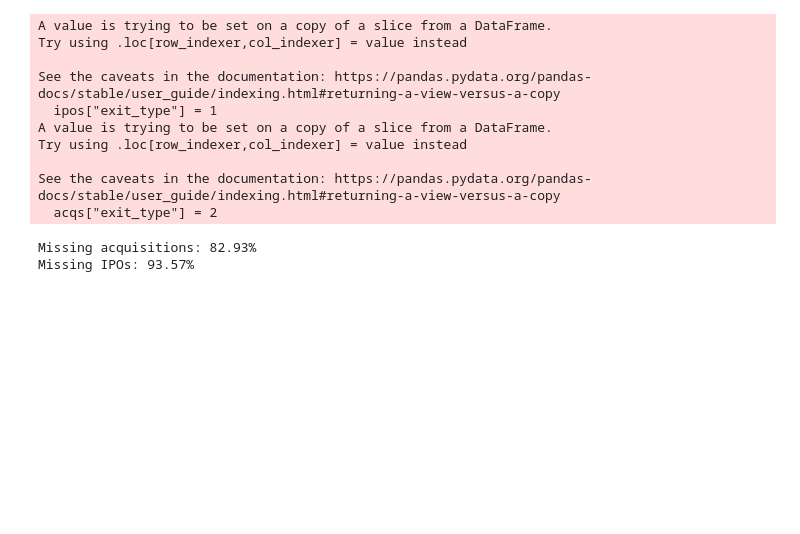
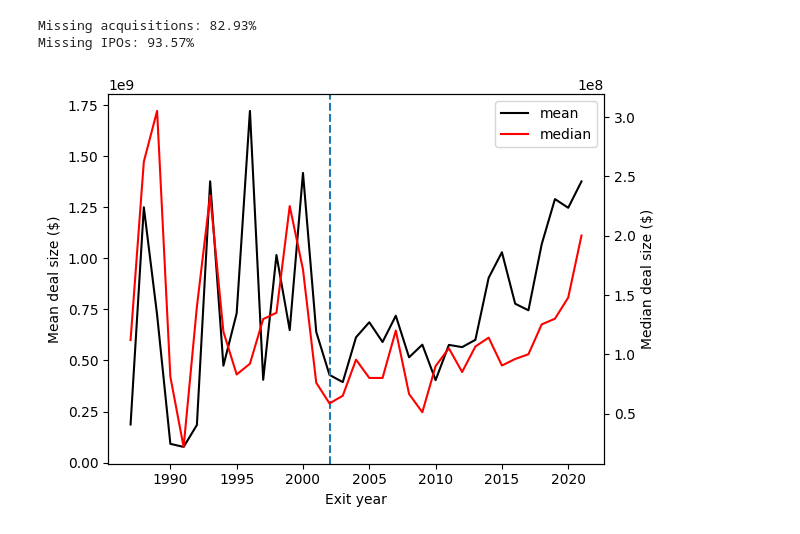
Before and after one commit to technometrics-lab/17-Venture-Capital-Risk-and-Return, a Jupyter notebook: src/notebooks/exit_value.ipynb, the cells around one changed output. Drawn from its saved outputs; the diff is of its cells as text; code cells hidden in the pictures; blank space fills up the shorter version.

```diff
--- a/src/notebooks/exit_value.ipynb
+++ b/src/notebooks/exit_value.ipynb
@@ -7,30 +7,19 @@ acqs_data = pd.read_csv("../../data/crunchbase/acquisitions.csv")
 orgs_data = pd.read_csv("../../data/crunchbase/organizations.csv")
 rnds_data = pd.read_csv('../../data/crunchbase/funding_rounds.csv')
 # %%
-ipos = ipos_data[['org_uuid', 'org_name', 'went_public_on', 'valuation_price_usd']]
+ipos = ipos_data[['org_uuid', 'org_name', 'went_public_on', 'valuation_price_usd']].copy()
 ipos.columns = ['org_uuid', 'name', 'exit_date', 'exit_value']
 
-acqs = acqs_data[['acquiree_uuid', 'acquiree_name', 'acquired_on', 'price_usd']]
+acqs = acqs_data[['acquiree_uuid', 'acquiree_name', 'acquired_on', 'price_usd']].copy()
 acqs.columns = ['org_uuid', 'name',  'exit_date', 'exit_value']
 
-bkpt = pd.DataFrame(orgs_data[['uuid', 'name', 'closed_on']].dropna())
+bkpt = pd.DataFrame(orgs_data[['uuid', 'name', 'closed_on']].dropna()).copy()
 bkpt.columns = ['org_uuid', 'name', 'exit_date']
 # %%
 ipos["exit_type"] = 1
 acqs["exit_type"] = 2
 bkpt["exit_type"] = 3
 bkpt["exit_value"] = np.nan
-# %% [output]
-A value is trying to be set on a copy of a slice from a DataFrame.
-Try using .loc[row_indexer,col_indexer] = value instead
-
-See the caveats in the documentation: https://pandas.pydata.org/pandas-docs/stable/user_guide/indexing.html#returning-a-view-versus-a-copy
-  ipos["exit_type"] = 1
-A value is trying to be set on a copy of a slice from a DataFrame.
-Try using .loc[row_indexer,col_indexer] = value instead
-
-See the caveats in the documentation: https://pandas.pydata.org/pandas-docs/stable/user_guide/indexing.html#returning-a-view-versus-a-copy
-  acqs["exit_type"] = 2
 # %%
 exits = pd.concat([acqs, ipos, bkpt]).set_index("org_uuid")
 # %%
@@ -39,3 +28,33 @@ print(f'Missing IPOs: {100*ipos_data.valuation_price_usd.isna().sum() / ipos_dat
 # %% [output]
 Missing acquisitions: 82.93%
 Missing IPOs: 93.57%
+# %%
+import matplotlib.pyplot as plt
+plt.style.use('default')
+
+df = exits.dropna().copy()
+df.exit_date = pd.to_datetime(df.exit_date, errors='coerce')
+df = df[(df.exit_date.dt.year > 1986) & (df.exit_date.dt.year < 2022)]
+
+
+fig, ax1 = plt.subplots()
+
+ax1.set_xlabel('Exit year')
+ax1.set_ylabel('Mean deal size ($)')
+p1 = ax1.plot(df.groupby(df.exit_date.dt.year).mean()['exit_value'], color='black', label='mean')
+ax1.tick_params(axis='y')
+ax1.axvline(2002, ls='--')
+
+ax2 = ax1.twinx()
+ax2.set_ylabel('Median deal size ($)')
+p2 = ax2.plot(df.groupby(df.exit_date.dt.year).median()['exit_value'], color='red', label='median')
+
+
+p = p1+p2
+labs = [l.get_label() for l in p]
+plt.legend(p, labs, loc=0)
+
+plt.xlabel('Exit Year')
+plt.savefig('figures/deal_size.pdf')
+# %% [output]
+[figure, added]
```
Also changed, not shown: 16 other files.
